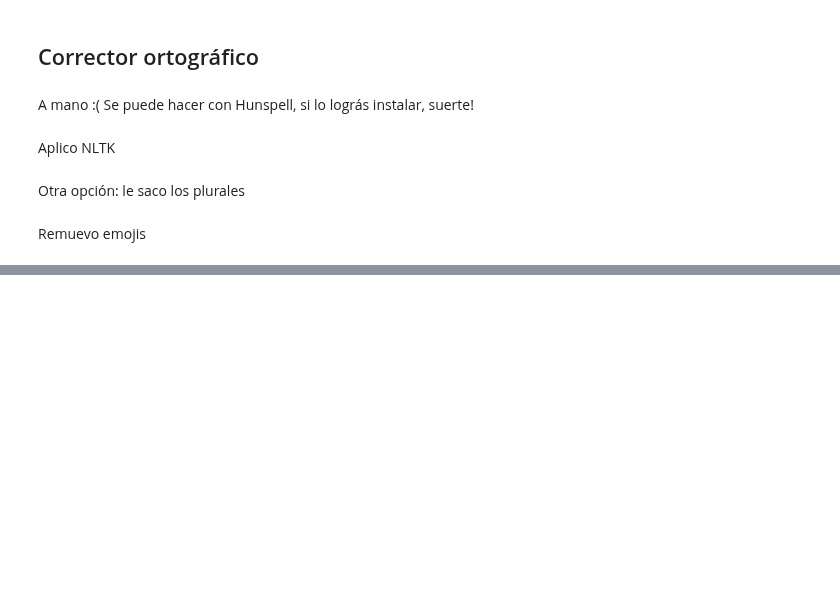
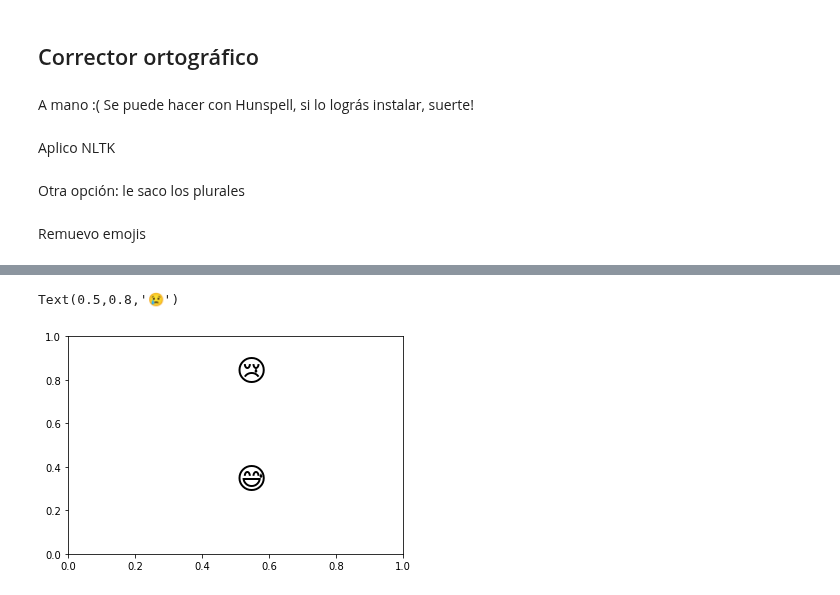
Before and after one commit to agemperador/RELAMPAGO_poster, a Jupyter notebook: GEN_DATASET/tweet_analysis.ipynb, the cells around one changed output, grey strips where cells are left out. Cells and saved outputs as stored; diff of their text form; code cells hidden in the pictures; blank space fills up the shorter version.

```diff
--- a/GEN_DATASET/tweet_analysis.ipynb
+++ b/GEN_DATASET/tweet_analysis.ipynb
@@ -87,0 +272,8 @@ ORT.to_csv(r'BaseRed.csv', sep = ';', index = None)
+# %%
+plt.rcParams['font.family'] = prop.get_family()
+
+plt.annotate("😅", (0.5, 0.3), size=30)
+plt.annotate("😢", (0.5, 0.8), size=30)
+# %% [output]
+Text(0.5,0.8,'😢')
+[figure, added]
```
Also changed, not shown: parts of 14 cells of this notebook, 2 other files.
